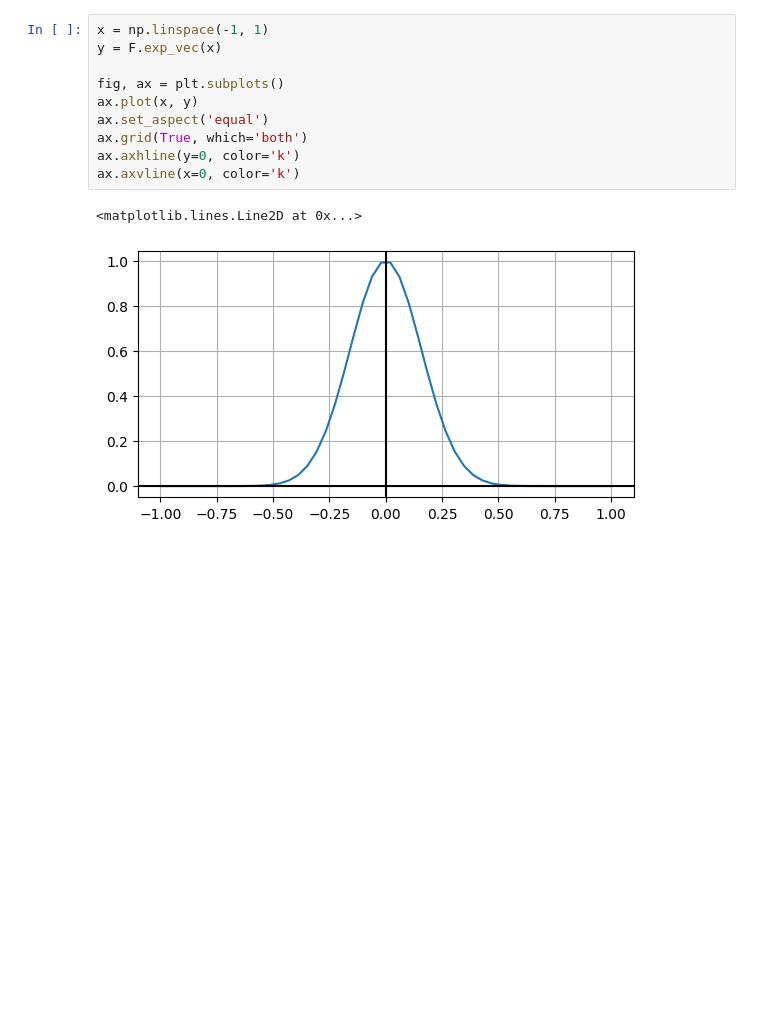
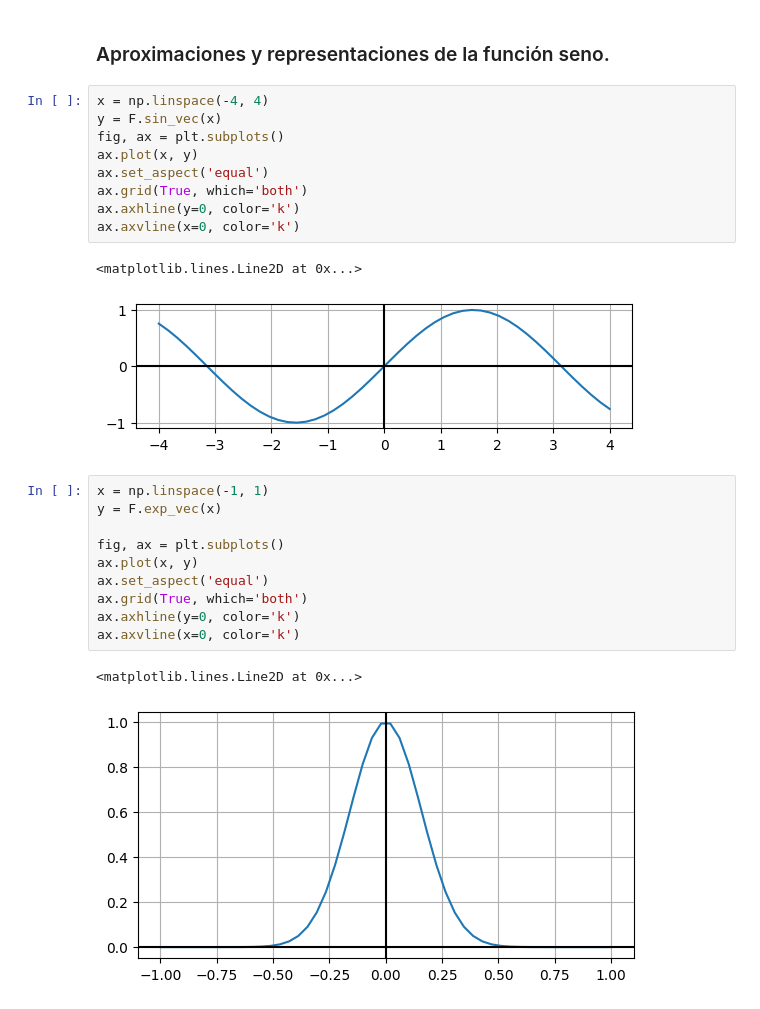
Before and after one commit to adanaviles/master_matematica_unir, a Jupyter notebook: programacion_cientifica/practica_grupal/practica.ipynb, the cells around one changed output. Saved outputs shown, nothing was run; the diff lists cells and outputs as text; blank space fills up the shorter version.

```diff
--- a/programacion_cientifica/practica_grupal/practica.ipynb
+++ b/programacion_cientifica/practica_grupal/practica.ipynb
@@ -20,3 +37,17 @@ The autoreload extension is already loaded. To reload it, use:
+# %% [markdown]
+### Aproximaciones y representaciones de la función seno.
+# %%
+x = np.linspace(-4, 4)
+y = F.sin_vec(x)
+fig, ax = plt.subplots()
+ax.plot(x, y)
+ax.set_aspect('equal')
+ax.grid(True, which='both')
+ax.axhline(y=0, color='k')
+ax.axvline(x=0, color='k')
+# %% [output]
+<matplotlib.lines.Line2D at 0x...>
+[figure, added]
 # %%
 x = np.linspace(-1, 1)
 y = F.exp_vec(x)
```
Also changed, not shown: parts of 8 cells of this notebook, 2 other files.
